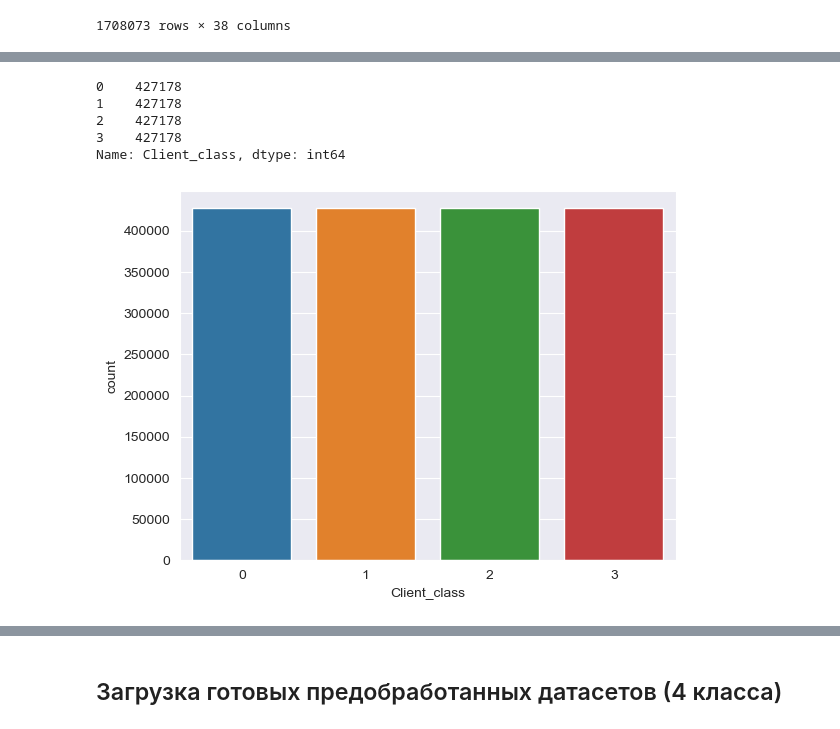
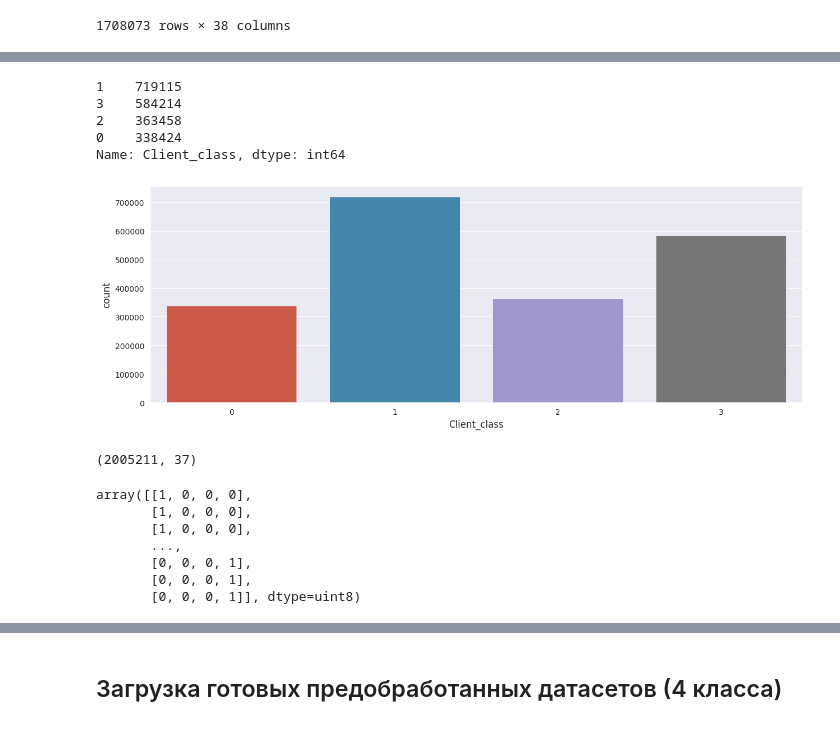
Before and after one commit to Mikhail-068/Scoring, a Jupyter notebook: Sviridenko DM/Финальный_алгоритм_получения_модели_ _Скоринг_клиентов_(новички)_23_06_01_ _Титов_Михаил.ipynb, the cells around one changed output, grey strips where cells are left out. Saved outputs shown, nothing was run; the diff lists cells and outputs as text; code cells hidden in the pictures.

```diff
--- a/Sviridenko DM/Финальный_алгоритм_получения_модели_ _Скоринг_клиентов_(новички)_23_06_01_ _Титов_Михаил.ipynb
+++ b/Sviridenko DM/Финальный_алгоритм_получения_модели_ _Скоринг_клиентов_(новички)_23_06_01_ _Титов_Михаил.ipynb
@@ -1758,5 +1838,5 @@ df.to_csv('/Users/Anna/Documents/Work Anna_new/1_УИИ/Стажировка_1/
 # %%
 # Загрузка датасета
 
-df = pd.read_csv('/Users/Anna/Documents/Work Anna_new/1_УИИ/Стажировка_1/Рабочие базы/Новые базы/New_bases_2_3/df_4_all_norm.csv')
+df = pd.read_csv('/content/drive/MyDrive/Colab/Копия df_4_all_norm.csv')
 # %% [markdown]
@@ -1764,13 +1844,16 @@ df = pd.read_csv('/Users/Anna/Documents/Work Anna_new/1_УИИ/Стажиров
 # %%
 #test
-def split(df, name):
+def split(df, name, test_proportion=0.2, seed=None):
 
   # Получаем уникальные значения из df
   df_unique_len = df['id_nbki'].nunique()
   df_unique = df['id_nbki'].unique()
 
+  if seed is not None:
+    np.random.seed(seed)
+
   # Выбираем 20% случайных значений из df_unique
-  df_sample = np.random.choice(df_unique, size=int(0.2*len(df_unique)), replace=False)
+  df_sample = np.random.choice(df_unique, size=int(test_proportion*len(df_unique)), replace=False)
 
   # Фильтруем df по значениям в df_sample
   df_test = df[df['id_nbki'].isin(df_sample)]
@@ -1789,7 +1872,7 @@ def split(df, name):
   return df_train, df_test
 
 
-df_train, df_test = split(df, 'df')
+df_train, df_test = split(df, 'df', 0.15, seed=42)
 # %% [output]
 +-----------+---------------------+-------------------+---------------+--------------+
 | DataFrame | Уникальных значений | Отобрали значений | Train         | Test         |
@@ -1798,30 +1881 @@ df_train, df_test = split(df, 'df')
 +-----------+---------------------+-------------------+---------------+--------------+
-# %%
-#val
-def split1(df, name):
-
-  # Получаем уникальные значения из df
-  df_unique_len = df['id_nbki'].nunique()
-  df_unique = df['id_nbki'].unique()
-
-  # Выбираем 20% случайных значений из df_unique
-  df_sample = np.random.choice(df_unique, size=int(0.2*len(df_unique)), replace=False)
-
-  # Фильтруем df по значениям в df_sample
-  df_val = df[df['id_nbki'].isin(df_sample)]
-  # Фильтруем df по значениям, которых нет в df_sample
-  df_train = df[~df['id_nbki'].isin(df_sample)]
-
-
-  data = [
-      ['DataFrame', 'Уникальных значений', 'Отобрали значений', 'Train', 'Val'],
-      [name, df_unique_len, df_sample.shape[0], df_train.shape, df_val.shape]
-  ]
-
-  table = tabulate(data, tablefmt='grid')
-  print(table, end='\n\n')
-
-  return df_train, df_val
-
-
-df_train, df_val = split1(df_train, 'df')
@@ -1844,10 +1900,10 @@ print(df_test.shape)
 # %%
-print(df.Client_class.value_counts())
-sns.countplot(x=df.Client_class);
+print(df_train.Client_class.value_counts())
+sns.countplot(x=df_train.Client_class);
 # %% [output]
-0    427178
-1    427178
-2    427178
-3    427178
+1    719115
+3    584214
+2    363458
+0    338424
 Name: Client_class, dtype: int64
-[figure, old version]
+[figure, new version]
@@ -1853,0 +1912,17 @@ Name: Client_class, dtype: int64
+# %%
+y_train_src = pd.get_dummies(df_train['Client_class'], columns=['Client_class']).to_numpy()
+df_train.drop(columns=['Client_class'], inplace=True)
+x_train_src = df_train
+del df_train
+x_train_src = x_train_src.to_numpy()
+print(x_train_src.shape)
+y_train_src
+# %% [output]
+(2005211, 37)
+array([[1, 0, 0, 0],
+       [1, 0, 0, 0],
+       [1, 0, 0, 0],
+       ...,
+       [0, 0, 0, 1],
+       [0, 0, 0, 1],
+       [0, 0, 0, 1]], dtype=uint8)
```
Also changed, not shown: parts of 98 cells of this notebook.
